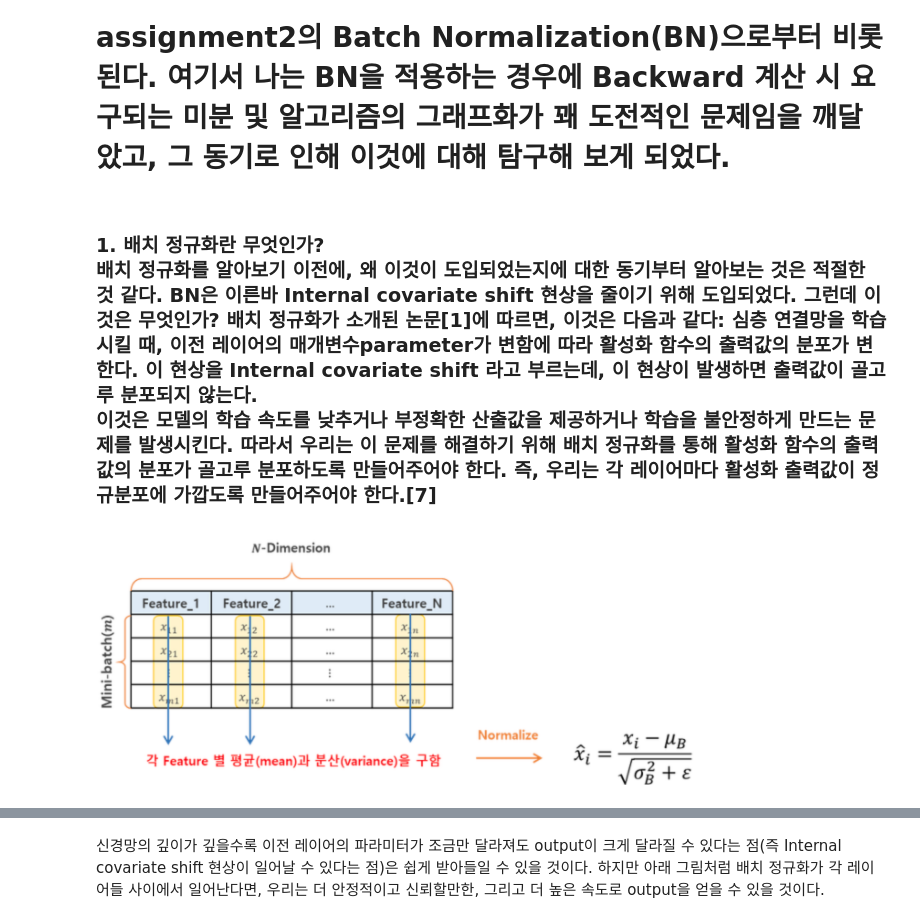
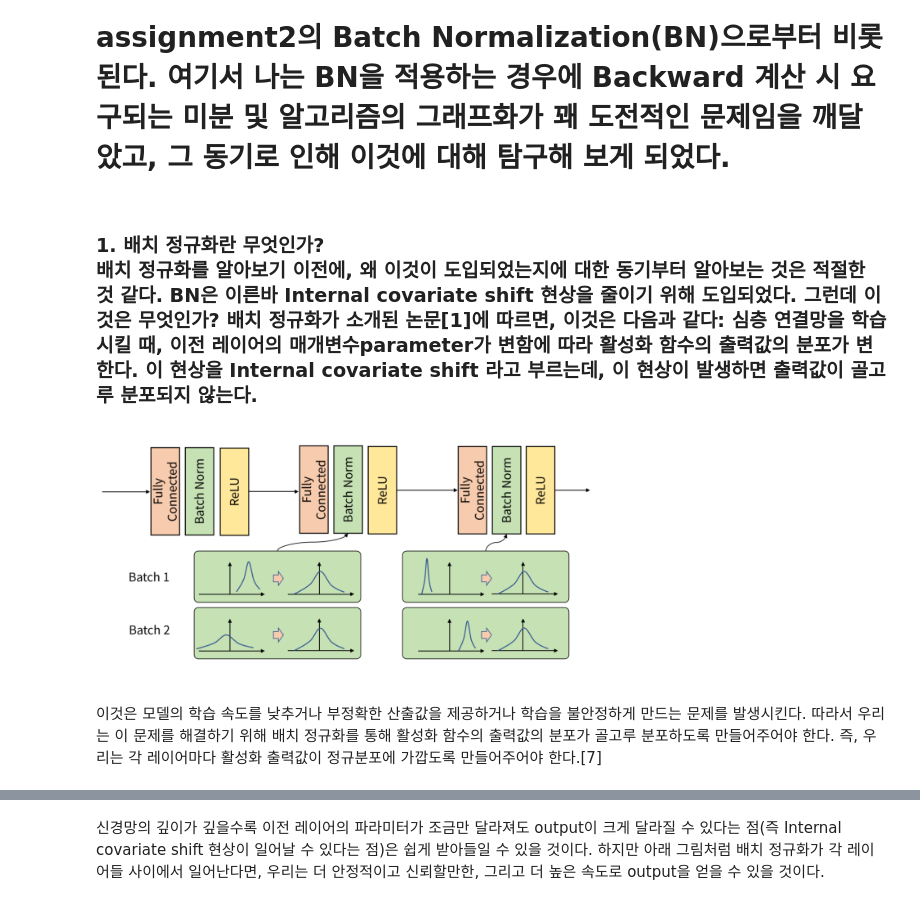
Before and after one commit to Intelligence-Engineering-LAB-KU/Seminar, a Jupyter notebook: summer_2020/A_clarification_of_the_Batch_Normalization.ipynb, the cells around one changed output, grey strips where cells are left out. Saved outputs shown, nothing was run; the diff lists cells and outputs as text; code cells hidden in the pictures.

```diff
--- a/summer_2020/A_clarification_of_the_Batch_Normalization.ipynb
+++ b/summer_2020/A_clarification_of_the_Batch_Normalization.ipynb
@@ -92,9 +88,10 @@ y_test:  (1000,)
 <h3>1. 배치 정규화란 무엇인가?
 
 배치 정규화를 알아보기 이전에, 왜 이것이 도입되었는지에 대한 동기부터 알아보는 것은 적절한 것 같다. BN은 이른바 Internal covariate shift 현상을 줄이기 위해 도입되었다. 그런데 이것은 무엇인가? 배치 정규화가 소개된 논문[1]에 따르면, 이것은 다음과 같다: 심층 연결망을 학습시킬 때, 이전 레이어의 매개변수parameter가 변함에 따라 활성화 함수의 출력값의 분포가 변한다. 이 현상을 Internal covariate shift 라고 부르는데, 이 현상이 발생하면 출력값이 골고루 분포되지 않는다.
-이것은 모델의 학습 속도를 낮추거나 부정확한 산출값을 제공하거나 학습을 불안정하게 만드는 문제를 발생시킨다. 따라서 우리는 이 문제를 해결하기 위해 배치 정규화를 통해 활성화 함수의 출력값의 분포가 골고루 분포하도록 만들어주어야 한다. 즉, 우리는 각 레이어마다 활성화 출력값이 정규분포에 가깝도록 만들어주어야 한다.[7] <br>
 # %%
 from IPython.display import Image
-Image("bn4.png",width=600)
+Image("bn23.png",width=500)
 # %% [output]
-[figure, old version]
+[figure, new version]
+# %% [markdown]
+이것은 모델의 학습 속도를 낮추거나 부정확한 산출값을 제공하거나 학습을 불안정하게 만드는 문제를 발생시킨다. 따라서 우리는 이 문제를 해결하기 위해 배치 정규화를 통해 활성화 함수의 출력값의 분포가 골고루 분포하도록 만들어주어야 한다. 즉, 우리는 각 레이어마다 활성화 출력값이 정규분포에 가깝도록 만들어주어야 한다.[7] <br>
```
Also changed, not shown: parts of 22 cells of this notebook.
